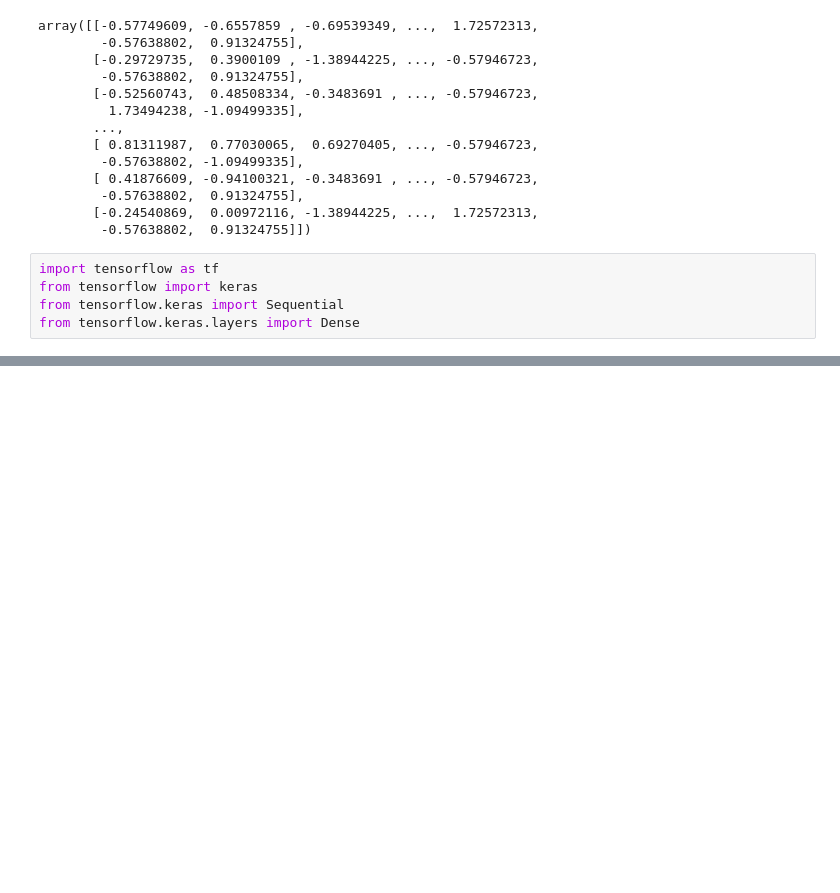
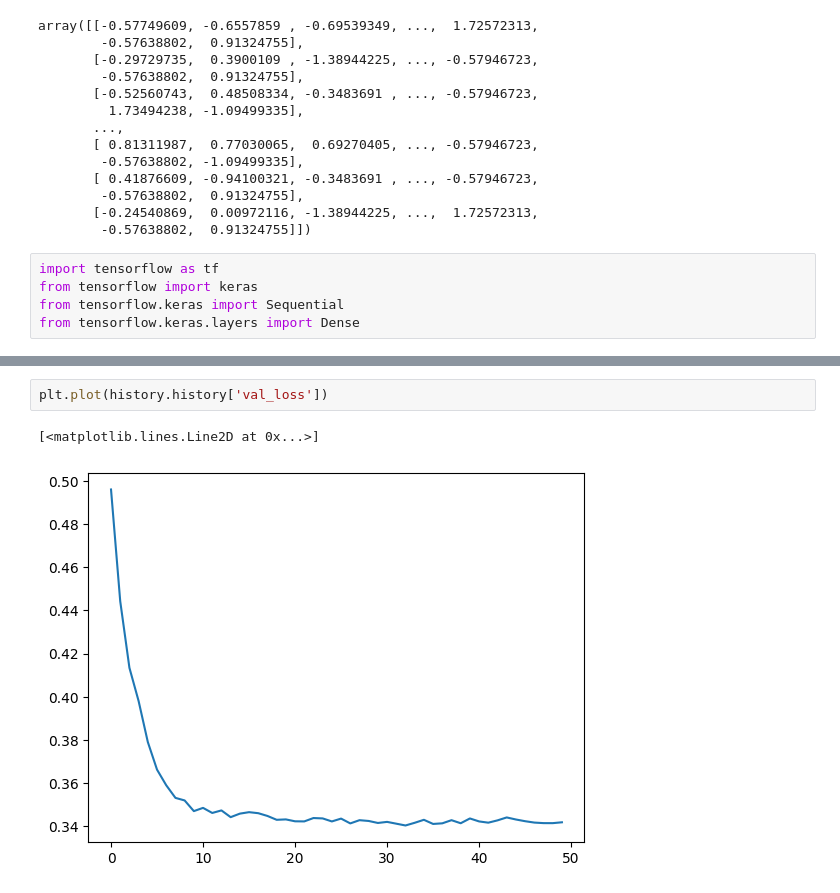
Before and after one commit to stackSentinel-32/deep-learning-lab, a Jupyter notebook: churn_predition.ipynb/d/artifact.ipynb, the cells around one changed output, grey strips where cells are left out. Cells and saved outputs as stored; diff of their text form; blank space fills up the shorter version.

```diff
--- a/churn_predition.ipynb/d/artifact.ipynb
+++ b/churn_predition.ipynb/d/artifact.ipynb
@@ -132,0 +274,5 @@ from tensorflow.keras.layers import Dense
+# %%
+plt.plot(history.history['val_loss'])
+# %% [output]
+[<matplotlib.lines.Line2D at 0x...>]
+[figure, added]
```
Also changed, not shown: parts of 15 cells of this notebook.
